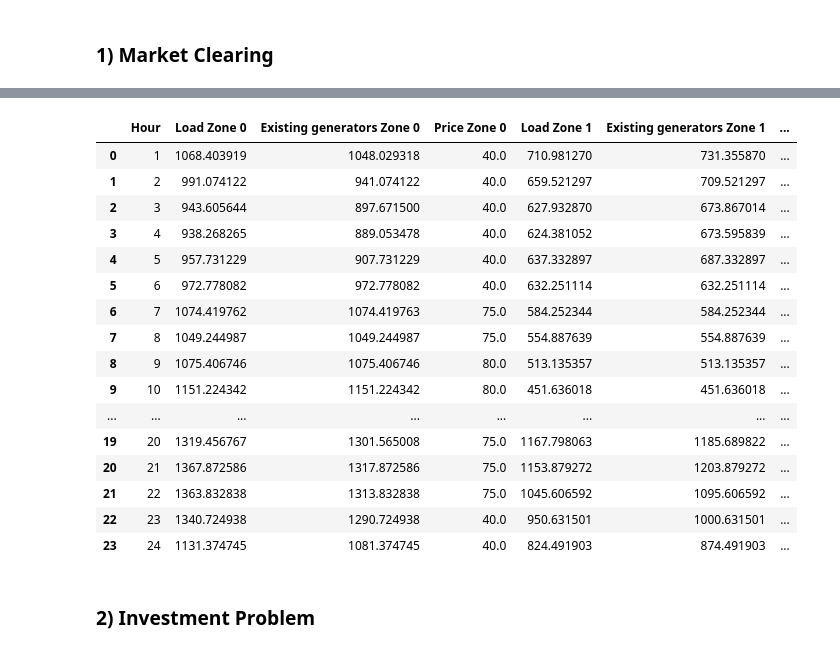
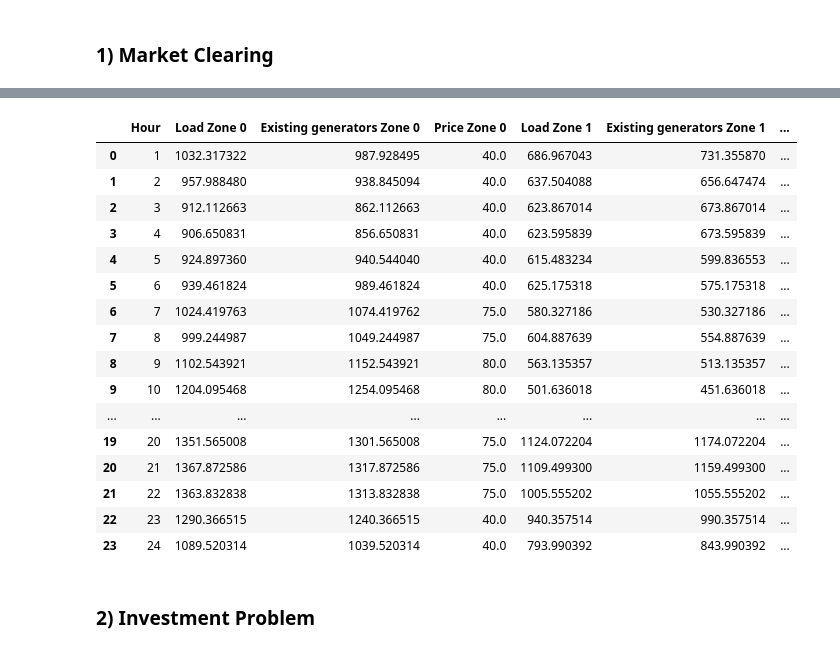
Before and after one commit to bioapfelsaft123/Opti, a Jupyter notebook: AssignmentV2/Main Code/Assignment_Class.ipynb, the cells around one changed output, grey strips where cells are left out. Cells and saved outputs as stored; diff of their text form; code cells hidden in the pictures.

```diff
--- a/AssignmentV2/Main Code/Assignment_Class.ipynb
+++ b/AssignmentV2/Main Code/Assignment_Class.ipynb
@@ -34,6 +34,7 @@ Uti = np.transpose(np.array(Uti_Data))   # Utility profile
 Load_Z = np.array(Load_Data)   # Load Zone
 Gen_E_OpCost = np.array(Gen_E_Data['Cost'])   # Existing Generators Operational Cost
 Gen_N_OpCost = np.array(Gen_N_Data['Cost'])  # New Generators Operational Cost
+Gen_E_Cap = np.array(Gen_E_Data['Capacity'])   # Existing Generators Maximum Capacity
 Gen_N_MaxInvCap = np.array(Gen_N_Data['MaxInv (MW)'])  # Maximum New Generators Capacity Investment (MW)
 Gen_N_InvCost = np.array(Gen_N_Data['C_CapInv ($/MW)'])  # New Generators Investment Cost ($/MW)
 Gen_E_Tech = np.array(Gen_E_Data['Technology'])  # Existing Generators Technology
@@ -119,3 +121,4 @@ N_line = len(Trans_Line_From_Z)   # Number of transmission lines
 
 # Hyperparameters
 B = 1000000000    # Budget for the investment problem
+R = 75 # Conversion rate
@@ -122,7 +130,7 @@ B = 1000000000    # Budget for the investment problem
 # %%
 ## CREATE THE PARAMETERS AND DATA OBJECTS
-ParametersObj = Parameters(H, D, Y, N, N_dem, N_gen_E, N_gen_N, N_zone, N_line, B*5)
-DataObj = InputData(Dem, Uti, Load_Z, Gen_E_OpCost, Gen_N_OpCost, Gen_N_MaxInvCap, Gen_N_InvCost/500, Gen_E_Tech, Gen_N_Tech, Gen_E_Z, Gen_N_Z, Gen_E_OpCap, Gen_N_OpCap, Trans_React, Trans_Cap, Trans_Line_From_Z, Trans_Line_To_Z, Trans_Z_Connected_To_Z)
+ParametersObj = Parameters(H, D, Y, N, N_dem, N_gen_E, N_gen_N, N_zone, N_line, B, R)
+DataObj = InputData(Dem, Uti, Load_Z, Gen_E_OpCost, Gen_N_OpCost, Gen_N_MaxInvCap, Gen_E_Cap, Gen_N_InvCost, Gen_E_Tech, Gen_N_Tech, Gen_E_Z, Gen_N_Z, Gen_E_OpCap, Gen_N_OpCap, Trans_React, Trans_Cap, Trans_Line_From_Z, Trans_Line_To_Z, Trans_Z_Connected_To_Z)
 # %% [markdown]
 # Model 1: Sequential optimization of Dispatch problem and Investment problem
 # %% [markdown]
@@ -135,23 +161,23 @@ Objective value:  3491848281.35839
 # %%
-MarketClearing1.res.df
+MarketClearing1.res.df.head(24)
 # %% [output]
 |  | Hour | Load Zone 0 | Existing generators Zone 0 | Price Zone 0 | Load Zone 1 | Existing generators Zone 1 | ... |
-| 0 | 1 | 1068.403919 | 1048.029318 | 40.0 | 710.981270 | 731.355870 | ... |
-| 1 | 2 | 991.074122 | 941.074122 | 40.0 | 659.521297 | 709.521297 | ... |
-| 2 | 3 | 943.605644 | 897.671500 | 40.0 | 627.932870 | 673.867014 | ... |
-| 3 | 4 | 938.268265 | 889.053478 | 40.0 | 624.381052 | 673.595839 | ... |
-| 4 | 5 | 957.731229 | 907.731229 | 40.0 | 637.332897 | 687.332897 | ... |
-| 5 | 6 | 972.778082 | 972.778082 | 40.0 | 632.251114 | 632.251114 | ... |
-| 6 | 7 | 1074.419762 | 1074.419763 | 75.0 | 584.252344 | 584.252344 | ... |
-| 7 | 8 | 1049.244987 | 1049.244987 | 75.0 | 554.887639 | 554.887639 | ... |
-| 8 | 9 | 1075.406746 | 1075.406746 | 80.0 | 513.135357 | 513.135357 | ... |
-| 9 | 10 | 1151.224342 | 1151.224342 | 80.0 | 451.636018 | 451.636018 | ... |
+| 0 | 1 | 1032.317322 | 987.928495 | 40.0 | 686.967043 | 731.355870 | ... |
+| 1 | 2 | 957.988480 | 938.845094 | 40.0 | 637.504088 | 656.647474 | ... |
+| 2 | 3 | 912.112663 | 862.112663 | 40.0 | 623.867014 | 673.867014 | ... |
+| 3 | 4 | 906.650831 | 856.650831 | 40.0 | 623.595839 | 673.595839 | ... |
+| 4 | 5 | 924.897360 | 940.544040 | 40.0 | 615.483234 | 599.836553 | ... |
+| 5 | 6 | 939.461824 | 989.461824 | 40.0 | 625.175318 | 575.175318 | ... |
+| 6 | 7 | 1024.419763 | 1074.419762 | 75.0 | 580.327186 | 530.327186 | ... |
+| 7 | 8 | 999.244987 | 1049.244987 | 75.0 | 604.887639 | 554.887639 | ... |
+| 8 | 9 | 1102.543921 | 1152.543921 | 80.0 | 563.135357 | 513.135357 | ... |
+| 9 | 10 | 1204.095468 | 1254.095468 | 80.0 | 501.636018 | 451.636018 | ... |
 | ... | ... | ... | ... | ... | ... | ... | ... |
-| 19 | 20 | 1319.456767 | 1301.565008 | 75.0 | 1167.798063 | 1185.689822 | ... |
-| 20 | 21 | 1367.872586 | 1317.872586 | 75.0 | 1153.879272 | 1203.879272 | ... |
-| 21 | 22 | 1363.832838 | 1313.832838 | 75.0 | 1045.606592 | 1095.606592 | ... |
-| 22 | 23 | 1340.724938 | 1290.724938 | 40.0 | 950.631501 | 1000.631501 | ... |
-| 23 | 24 | 1131.374745 | 1081.374745 | 40.0 | 824.491903 | 874.491903 | ... |
+| 19 | 20 | 1351.565008 | 1301.565008 | 75.0 | 1124.072204 | 1174.072204 | ... |
+| 20 | 21 | 1367.872586 | 1317.872586 | 75.0 | 1109.499300 | 1159.499300 | ... |
+| 21 | 22 | 1363.832838 | 1313.832838 | 75.0 | 1005.555202 | 1055.555202 | ... |
+| 22 | 23 | 1290.366515 | 1240.366515 | 40.0 | 940.357514 | 990.357514 | ... |
+| 23 | 24 | 1089.520314 | 1039.520314 | 40.0 | 793.990392 | 843.990392 | ... |
 # %% [markdown]
 ### 2) Investment Problem
 # %%
```
Also changed, not shown: parts of 5 cells of this notebook, 6 other files.
